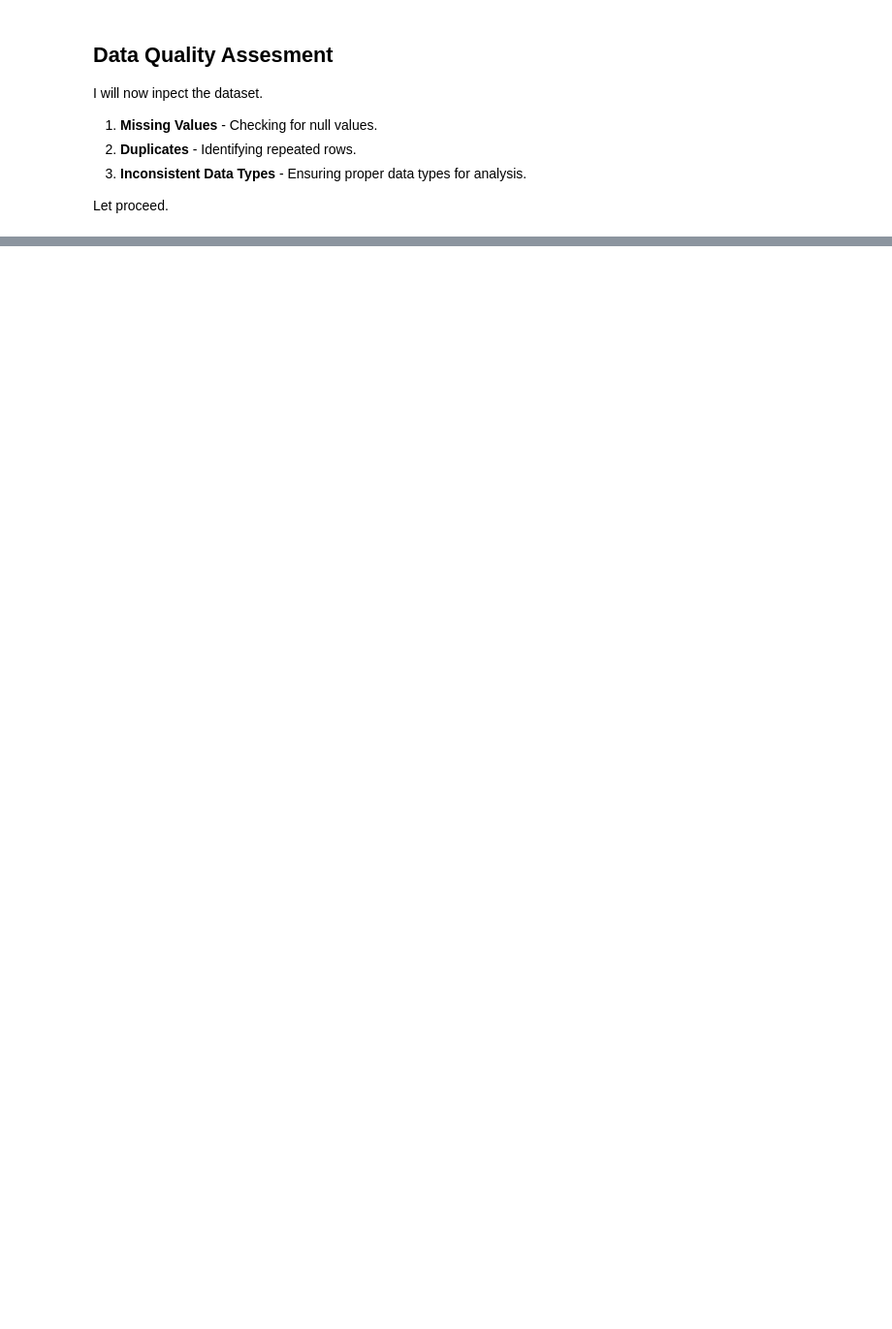
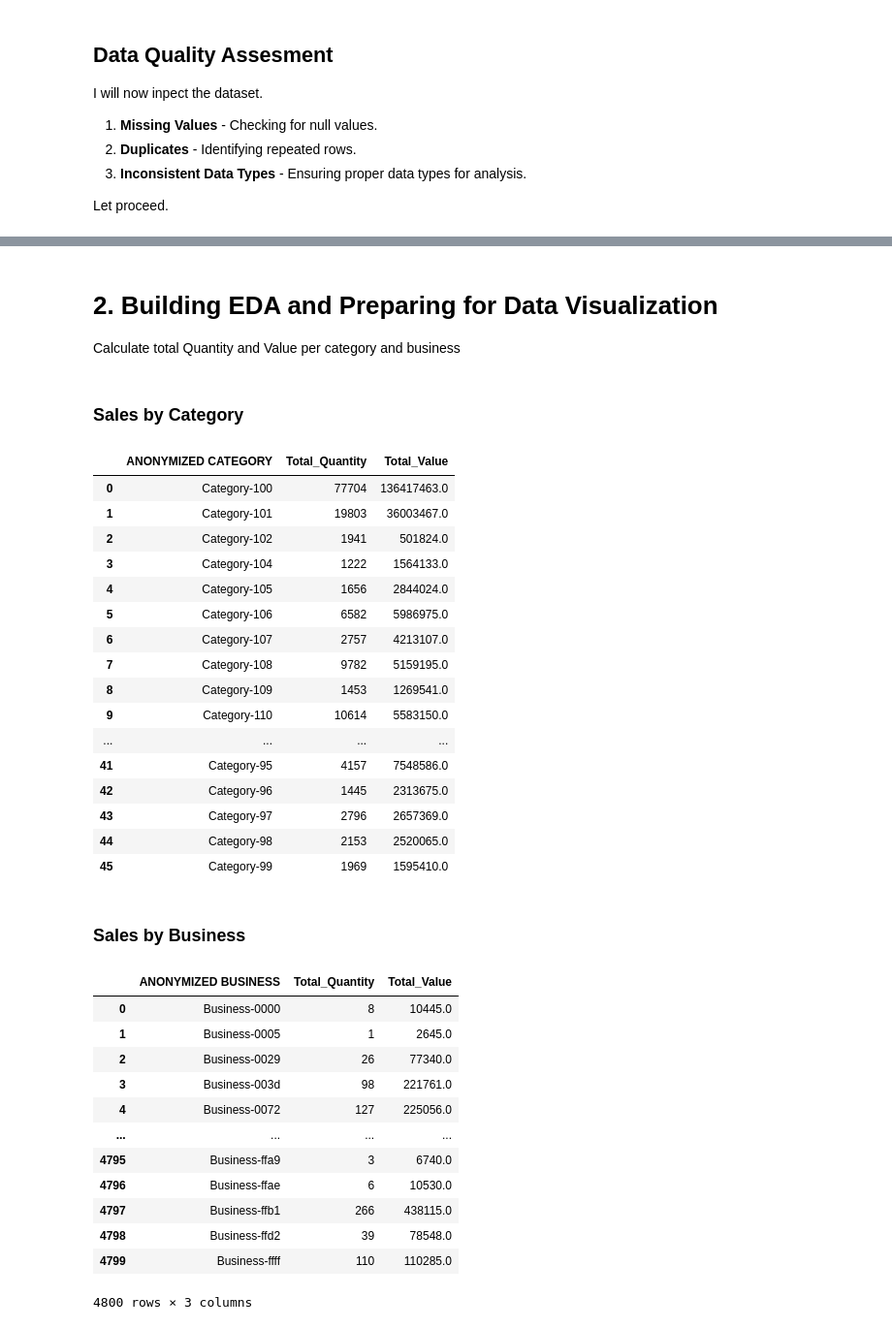
Before and after one commit to mine-martin-12/Data-Analyst-Assessment, a Jupyter notebook: kwanza_tukule_data.ipynb, the cells around one changed output, grey strips where cells are left out. Shown at 97% size. Saved outputs shown, nothing was run; the diff lists cells and outputs as text; code cells hidden in the pictures; blank space fills up the shorter version.

```diff
--- a/kwanza_tukule_data.ipynb
+++ b/kwanza_tukule_data.ipynb
@@ -122,0 +175,59 @@ duplicate_rows_df.head(10)
+# %% [markdown]
+# 2. Building EDA and Preparing for Data Visualization
+Calculate total Quantity and Value per category and business
+# %%
+
+# Compute Total Value (Quantity * Unit Price)
+df['Total Value'] = df['QUANTITY'] * df['UNIT PRICE']
+
+# Group by Anonymized Category
+category_sales = df.groupby('ANONYMIZED CATEGORY').agg(
+    Total_Quantity=('QUANTITY', 'sum'),
+    Total_Value=('Total Value', 'sum')
+).reset_index()
+
+# Group by Anonymized Business
+business_sales = df.groupby('ANONYMIZED BUSINESS').agg(
+    Total_Quantity=('QUANTITY', 'sum'),
+    Total_Value=('Total Value', 'sum')
+).reset_index()
+
+# Display results
+display(HTML("<h3>Sales by Category</h3>"))
+display(category_sales)
+
+display(HTML("<h3>Sales by Business</h3>"))
+display(business_sales)
+# %% [output]
+Sales by Category
+|  | ANONYMIZED CATEGORY | Total_Quantity | Total_Value |
+| 0 | Category-100 | 77704 | 136417463.0 |
+| 1 | Category-101 | 19803 | 36003467.0 |
+| 2 | Category-102 | 1941 | 501824.0 |
+| 3 | Category-104 | 1222 | 1564133.0 |
+| 4 | Category-105 | 1656 | 2844024.0 |
+| 5 | Category-106 | 6582 | 5986975.0 |
+| 6 | Category-107 | 2757 | 4213107.0 |
+| 7 | Category-108 | 9782 | 5159195.0 |
+| 8 | Category-109 | 1453 | 1269541.0 |
+| 9 | Category-110 | 10614 | 5583150.0 |
+| ... | ... | ... | ... |
+| 41 | Category-95 | 4157 | 7548586.0 |
+| 42 | Category-96 | 1445 | 2313675.0 |
+| 43 | Category-97 | 2796 | 2657369.0 |
+| 44 | Category-98 | 2153 | 2520065.0 |
+| 45 | Category-99 | 1969 | 1595410.0 |
+Sales by Business
+|  | ANONYMIZED BUSINESS | Total_Quantity | Total_Value |
+| 0 | Business-0000 | 8 | 10445.0 |
+| 1 | Business-0005 | 1 | 2645.0 |
+| 2 | Business-0029 | 26 | 77340.0 |
+| 3 | Business-003d | 98 | 221761.0 |
+| 4 | Business-0072 | 127 | 225056.0 |
+| ... | ... | ... | ... |
+| 4795 | Business-ffa9 | 3 | 6740.0 |
+| 4796 | Business-ffae | 6 | 10530.0 |
+| 4797 | Business-ffb1 | 266 | 438115.0 |
+| 4798 | Business-ffd2 | 39 | 78548.0 |
+| 4799 | Business-ffff | 110 | 110285.0 |
+4800 rows × 3 columns
```
Also changed, not shown: parts of 8 cells of this notebook.
